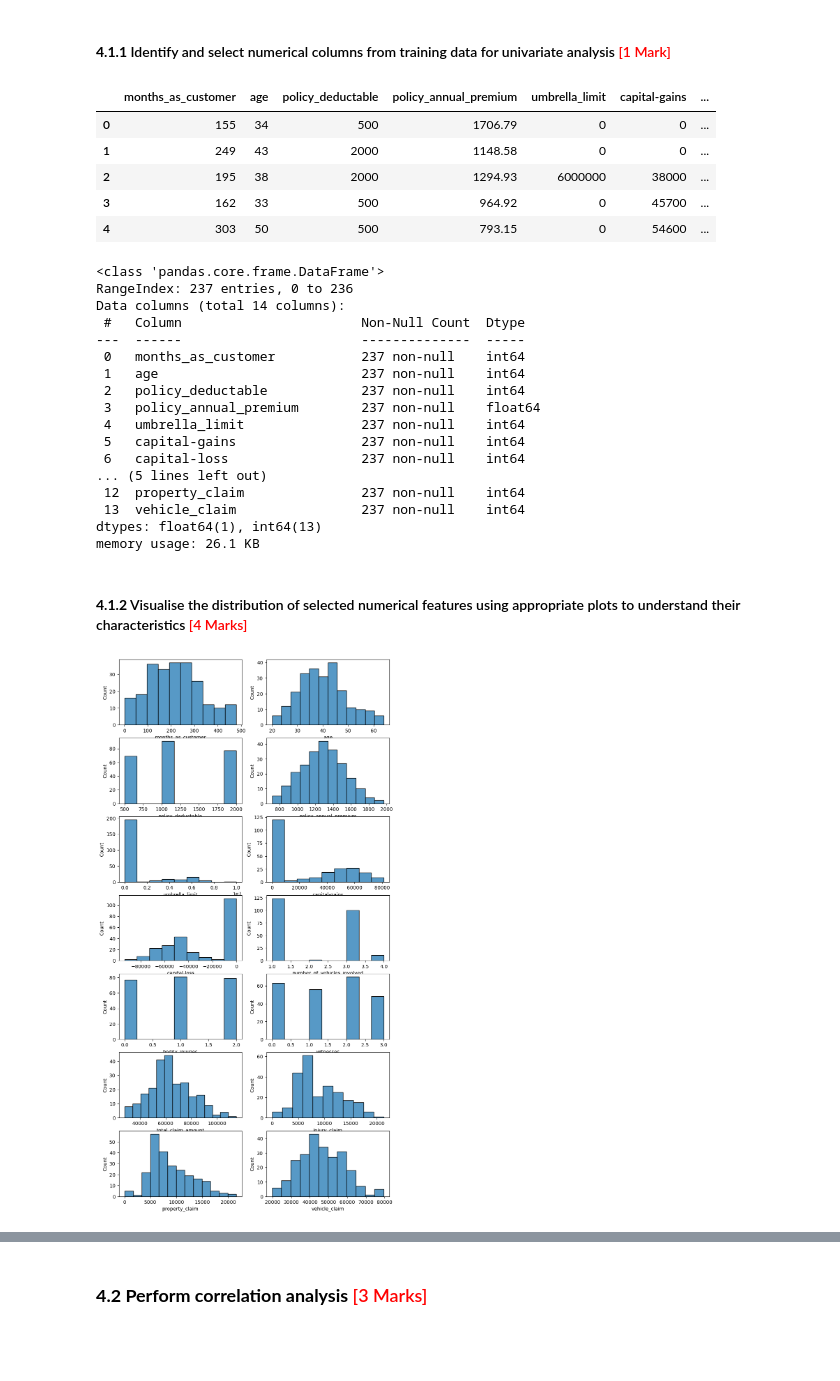
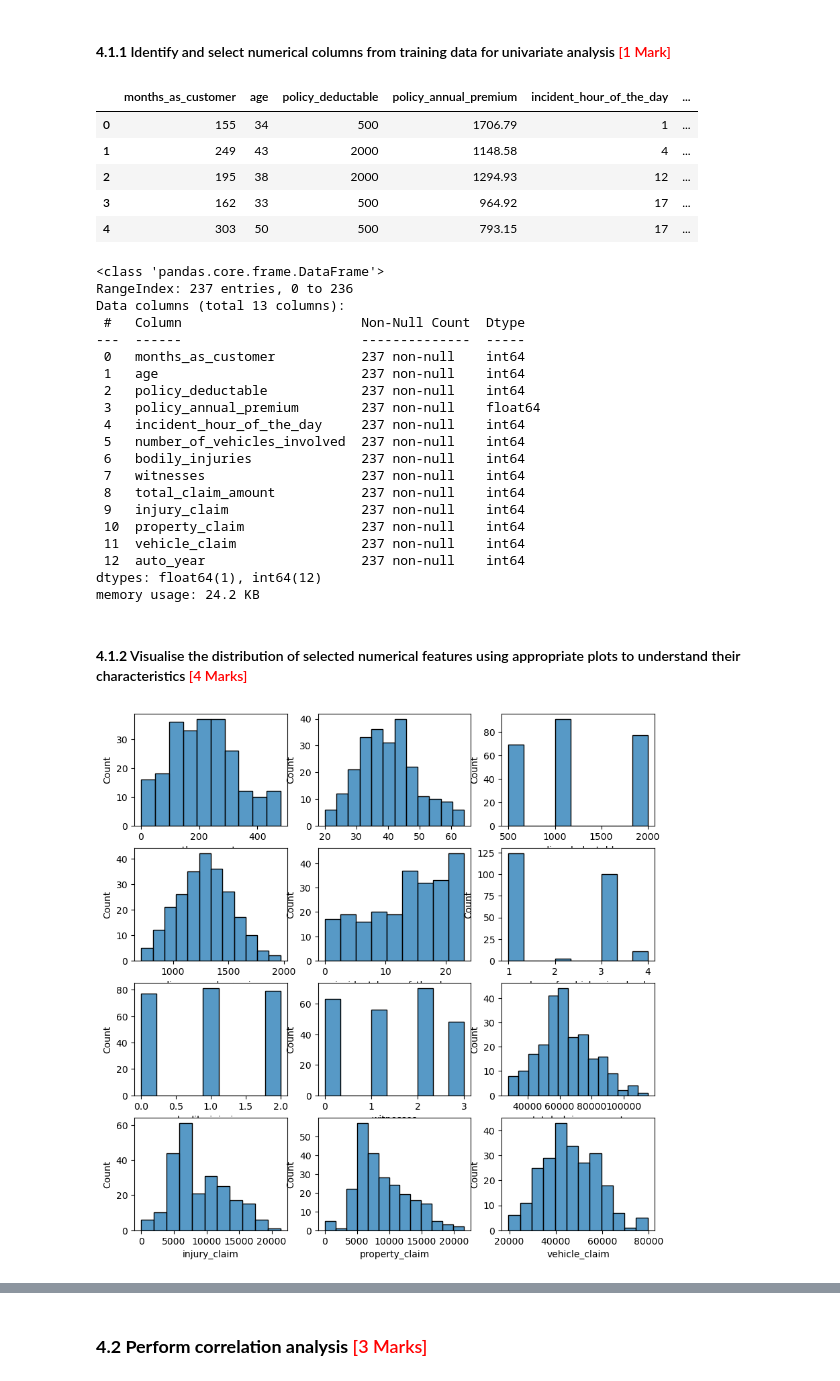
Before and after one commit to avanindra3/Fraudulent_Claim_Detection, a Jupyter notebook: Fraudulent_Claim_Detection.ipynb, the cells around one changed output, grey strips where cells are left out. Saved outputs shown, nothing was run; the diff lists cells and outputs as text; code cells hidden in the pictures; blank space fills up the shorter version.

Commit message:
Data analysis

```diff
--- a/Fraudulent_Claim_Detection.ipynb
+++ b/Fraudulent_Claim_Detection.ipynb
@@ -378,2 +386,4 @@ memory usage: 106.2+ KB
+# %%
+data = data.drop(['umbrella_limit', 'capital-gains', 'capital-loss'], axis=1)
 # %%
 # Check the dataset
@@ -524,50 +531,54 @@ Name: fraud_reported, dtype: object
 #### **4.1.1** Identify and select numerical columns from training data for univariate analysis <font color = "red">[1 Mark]</font>
 # %%
 # Select numerical columns
-numerical_cols = ['months_as_customer', 'age', 'policy_deductable', 'policy_annual_premium', 'umbrella_limit',
-                 'capital-gains', 'capital-loss', 'number_of_vehicles_involved', 'bodily_injuries',
-                 'witnesses', 'total_claim_amount', 'injury_claim', 'property_claim', 'vehicle_claim']
+numerical_cols = ['months_as_customer', 'age', 'policy_deductable', 'policy_annual_premium',
+                 'incident_hour_of_the_day', 'number_of_vehicles_involved', 'bodily_injuries',
+                  'witnesses', 'total_claim_amount', 'injury_claim', 'property_claim',
+                  'vehicle_claim', 'auto_year']
 # %%
 X_train_numericals = X_train[numerical_cols]
 # %%
 X_train_numericals.head()
 # %% [output]
-|  | months_as_customer | age | policy_deductable | policy_annual_premium | umbrella_limit | capital-gains | ... |
-| 0 | 155 | 34 | 500 | 1706.79 | 0 | 0 | ... |
-| 1 | 249 | 43 | 2000 | 1148.58 | 0 | 0 | ... |
-| 2 | 195 | 38 | 2000 | 1294.93 | 6000000 | 38000 | ... |
-| 3 | 162 | 33 | 500 | 964.92 | 0 | 45700 | ... |
-| 4 | 303 | 50 | 500 | 793.15 | 0 | 54600 | ... |
+|  | months_as_customer | age | policy_deductable | policy_annual_premium | incident_hour_of_the_day | ... |
+| 0 | 155 | 34 | 500 | 1706.79 | 1 | ... |
+| 1 | 249 | 43 | 2000 | 1148.58 | 4 | ... |
+| 2 | 195 | 38 | 2000 | 1294.93 | 12 | ... |
+| 3 | 162 | 33 | 500 | 964.92 | 17 | ... |
+| 4 | 303 | 50 | 500 | 793.15 | 17 | ... |
 # %%
 X_train_numericals.info()
 # %% [output]
 <class 'pandas.core.frame.DataFrame'>
 RangeIndex: 237 entries, 0 to 236
-Data columns (total 14 columns):
+Data columns (total 13 columns):
  #   Column                       Non-Null Count  Dtype
 ---  ------                       --------------  -----
  0   months_as_customer           237 non-null    int64
  1   age                          237 non-null    int64
  2   policy_deductable            237 non-null    int64
  3   policy_annual_premium        237 non-null    float64
- 4   umbrella_limit               237 non-null    int64
- 5   capital-gains                237 non-null    int64
- 6   capital-loss                 237 non-null    int64
-... (5 lines left out)
- 12  property_claim               237 non-null    int64
- 13  vehicle_claim                237 non-null    int64
-dtypes: float64(1), int64(13)
-memory usage: 26.1 KB
+ 4   incident_hour_of_the_day     237 non-null    int64
+ 5   number_of_vehicles_involved  237 non-null    int64
+ 6   bodily_injuries              237 non-null    int64
+ 7   witnesses                    237 non-null    int64
+ 8   total_claim_amount           237 non-null    int64
+ 9   injury_claim                 237 non-null    int64
+ 10  property_claim               237 non-null    int64
+ 11  vehicle_claim                237 non-null    int64
+ 12  auto_year                    237 non-null    int64
+dtypes: float64(1), int64(12)
+memory usage: 24.2 KB
 # %% [markdown]
 #### **4.1.2** Visualise the distribution of selected numerical features using appropriate plots to understand their characteristics <font color = "red">[4 Marks]</font>
 # %%
 # Plot all the numerical columns to understand their distribution
-fig, axes = plt.subplots(nrows=7, ncols=2, figsize=(10, 20))
+fig, axes = plt.subplots(nrows=4, ncols=3, figsize=(10, 10))
 k = 0
-for i in range(7):
-    for j in range(2):
+for i in range(4):
+    for j in range(3):
         sns.histplot(data=X_train_numericals, x=numerical_cols[k], ax=axes[i, j])
         k = k+1
 plt.show()
 # %% [output]
-[figure, old version]
+[figure, new version]
```
Also changed, not shown: parts of 11 cells of this notebook.
